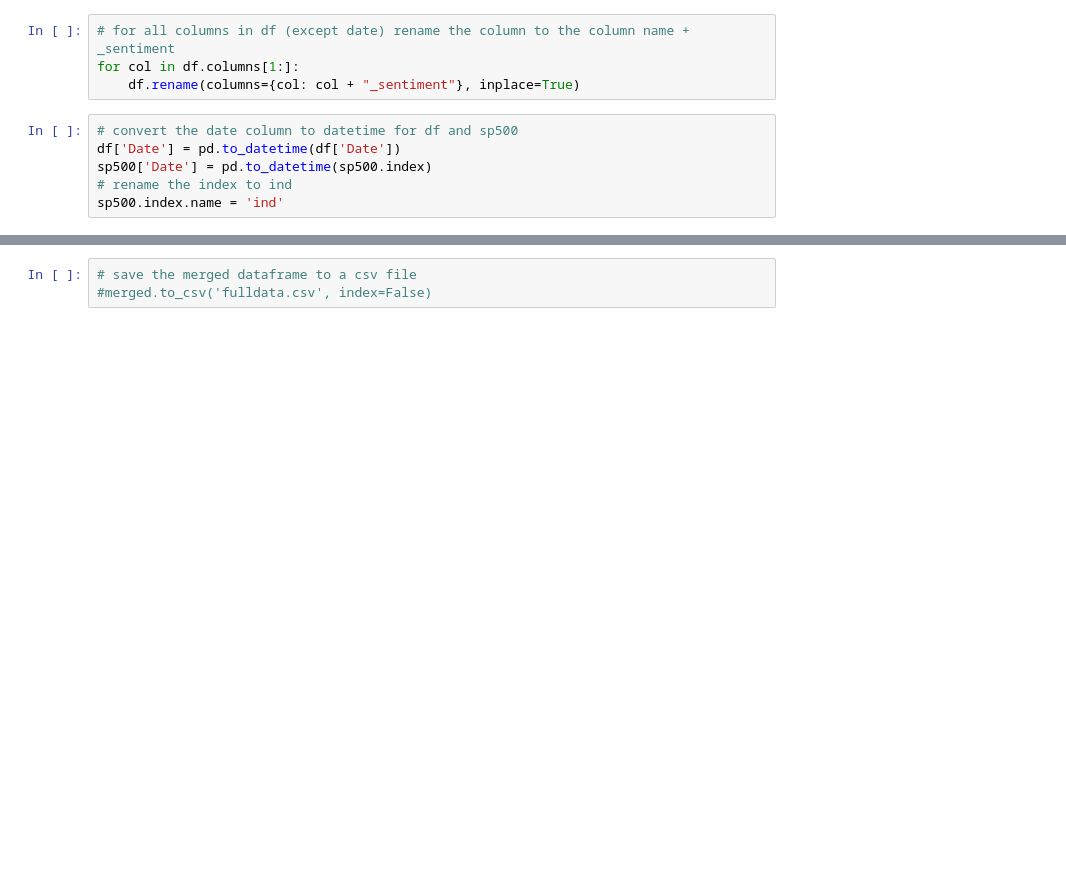
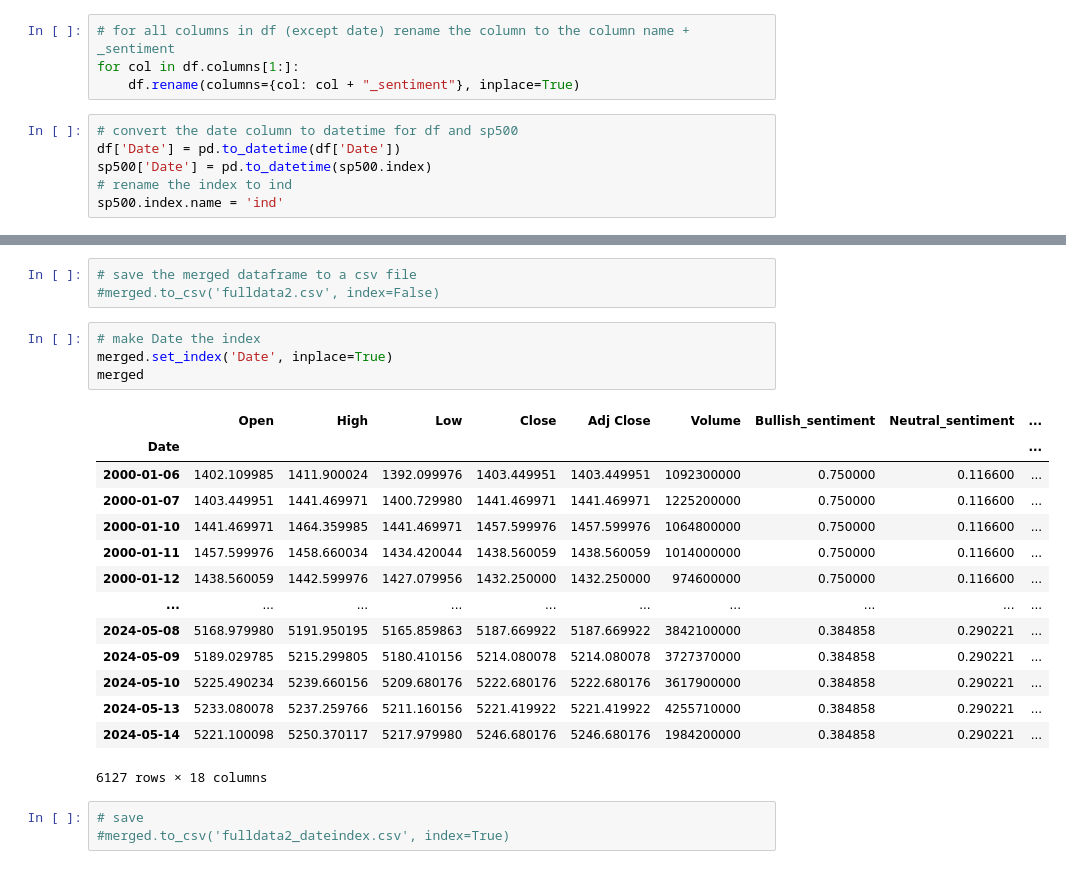
Before and after one commit to FabianBB/sentiment, a Jupyter notebook: EDA.ipynb, the cells around one changed output, grey strips where cells are left out. Drawn from its saved outputs; the diff is of its cells as text; blank space fills up the shorter version.

```diff
--- a/EDA.ipynb
+++ b/EDA.ipynb
@@ -77,3 +123,25 @@ merged
 # %%
 # save the merged dataframe to a csv file
-#merged.to_csv('fulldata.csv', index=False)
+#merged.to_csv('fulldata2.csv', index=False)
+# %%
+# make Date the index
+merged.set_index('Date', inplace=True)
+merged
+# %% [output]
+|  | Open | High | Low | Close | Adj Close | Volume | Bullish_sentiment | Neutral_sentiment | ... |
+| Date |  |  |  |  |  |  |  |  | ... |
+| 2000-01-06 | 1402.109985 | 1411.900024 | 1392.099976 | 1403.449951 | 1403.449951 | 1092300000 | 0.750000 | 0.116600 | ... |
+| 2000-01-07 | 1403.449951 | 1441.469971 | 1400.729980 | 1441.469971 | 1441.469971 | 1225200000 | 0.750000 | 0.116600 | ... |
+| 2000-01-10 | 1441.469971 | 1464.359985 | 1441.469971 | 1457.599976 | 1457.599976 | 1064800000 | 0.750000 | 0.116600 | ... |
+| 2000-01-11 | 1457.599976 | 1458.660034 | 1434.420044 | 1438.560059 | 1438.560059 | 1014000000 | 0.750000 | 0.116600 | ... |
+| 2000-01-12 | 1438.560059 | 1442.599976 | 1427.079956 | 1432.250000 | 1432.250000 | 974600000 | 0.750000 | 0.116600 | ... |
+| ... | ... | ... | ... | ... | ... | ... | ... | ... | ... |
+| 2024-05-08 | 5168.979980 | 5191.950195 | 5165.859863 | 5187.669922 | 5187.669922 | 3842100000 | 0.384858 | 0.290221 | ... |
+| 2024-05-09 | 5189.029785 | 5215.299805 | 5180.410156 | 5214.080078 | 5214.080078 | 3727370000 | 0.384858 | 0.290221 | ... |
+| 2024-05-10 | 5225.490234 | 5239.660156 | 5209.680176 | 5222.680176 | 5222.680176 | 3617900000 | 0.384858 | 0.290221 | ... |
+| 2024-05-13 | 5233.080078 | 5237.259766 | 5211.160156 | 5221.419922 | 5221.419922 | 4255710000 | 0.384858 | 0.290221 | ... |
+| 2024-05-14 | 5221.100098 | 5250.370117 | 5217.979980 | 5246.680176 | 5246.680176 | 1984200000 | 0.384858 | 0.290221 | ... |
+6127 rows × 18 columns
+# %%
+# save
+#merged.to_csv('fulldata2_dateindex.csv', index=True)
```
Also changed, not shown: parts of 8 cells of this notebook, 5 other files.
